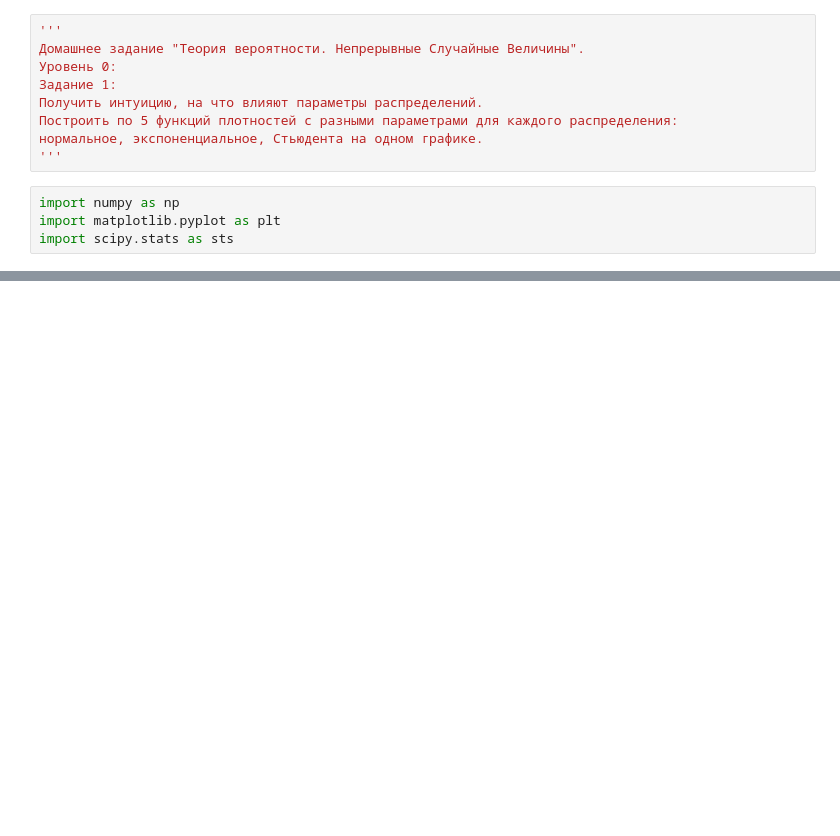
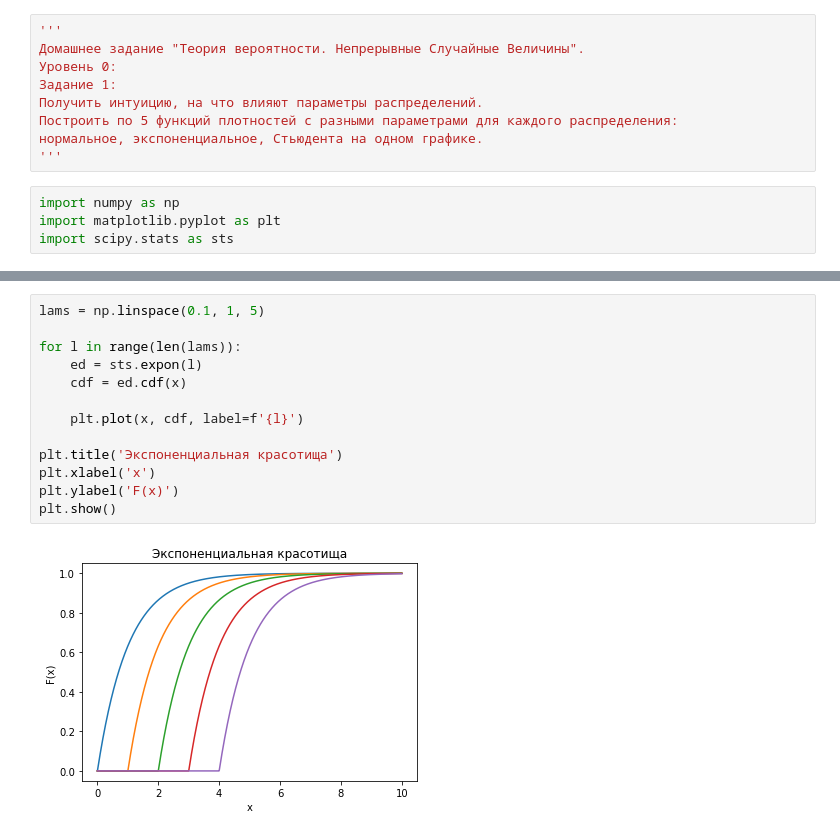
Before and after one commit to gudyrmik/Netology, a Jupyter notebook: Math for Data Science/Task 8. Probability 2.ipynb, the cells around one changed output, grey strips where cells are left out. Cells and saved outputs as stored; diff of their text form; blank space fills up the shorter version.

```diff
--- a/Math for Data Science/Task 8. Probability 2.ipynb
+++ b/Math for Data Science/Task 8. Probability 2.ipynb
@@ -30,0 +32,15 @@ plt.show()
+# %%
+lams = np.linspace(0.1, 1, 5)
+
+for l in range(len(lams)):
+    ed = sts.expon(l)
+    cdf = ed.cdf(x)
+
+    plt.plot(x, cdf, label=f'{l}')
+
+plt.title('Экспоненциальная красотища')
+plt.xlabel('x')
+plt.ylabel('F(x)')
+plt.show()
+# %% [output]
+[figure, added]
```
Also changed, not shown: parts of 2 cells of this notebook.
